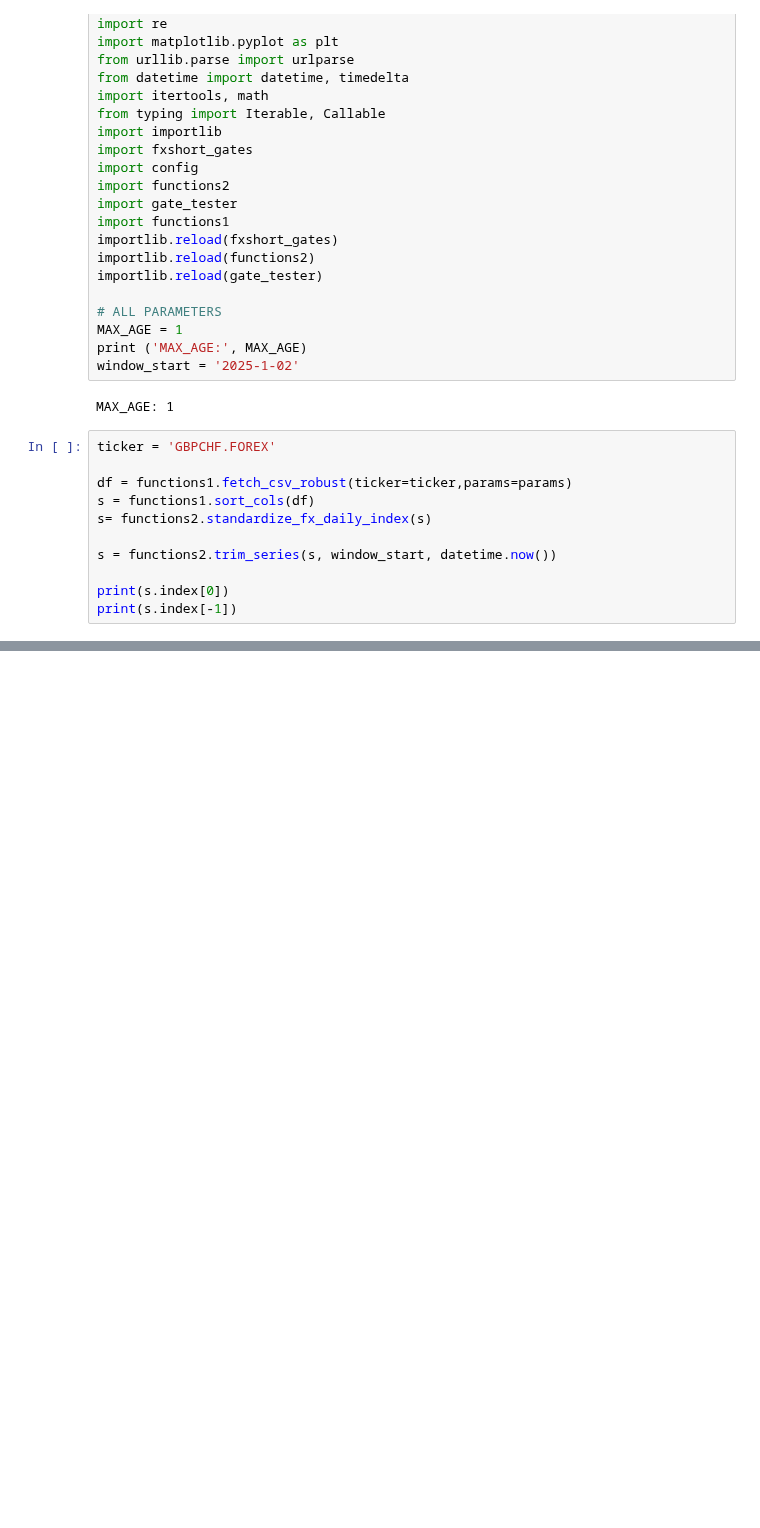
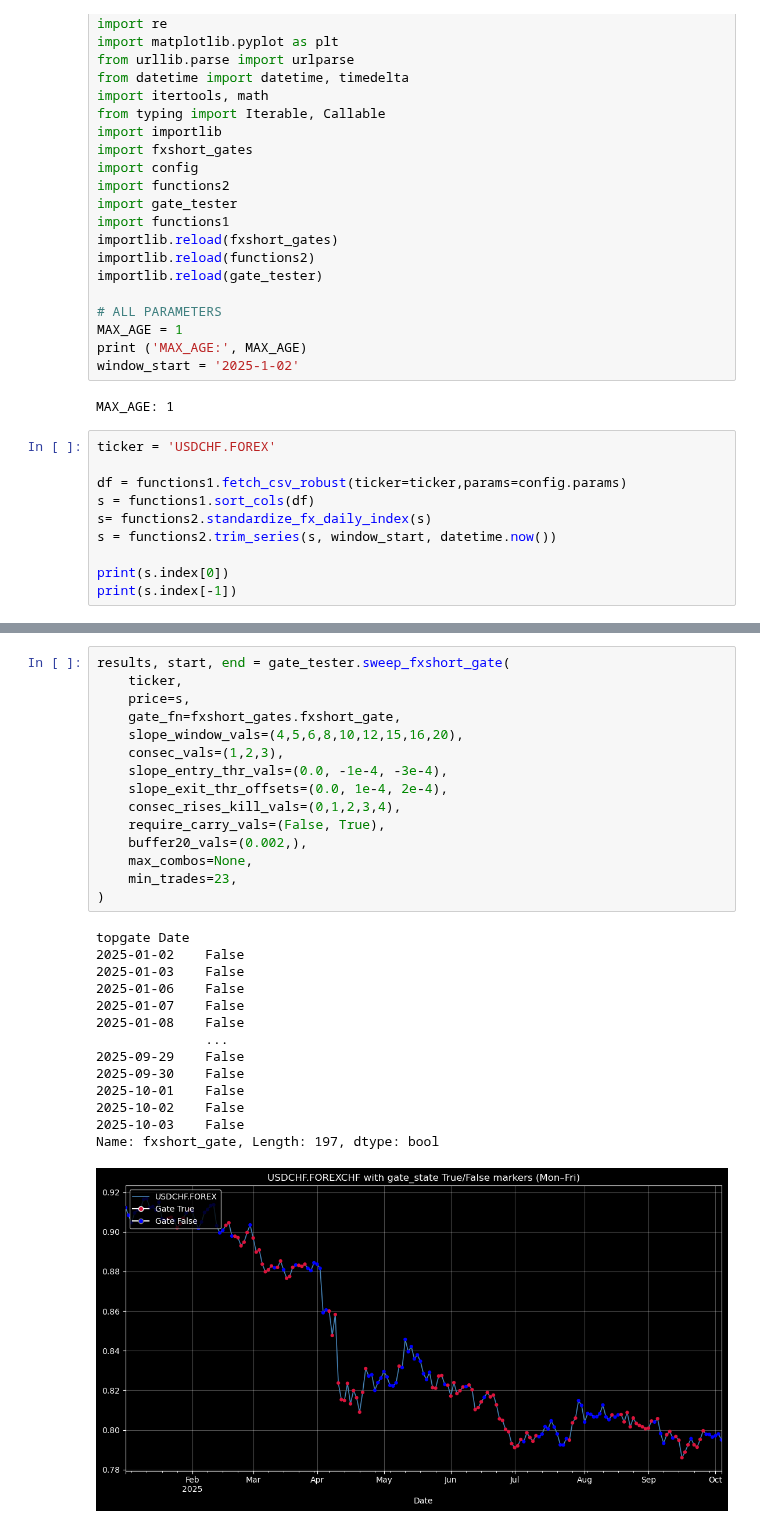
Before and after one commit to nimchimpski/GeoQuant, a Jupyter notebook: fx_hedges/fxshort_asym_copi.ipynb, the cells around one changed output, grey strips where cells are left out. Cells and saved outputs as stored; diff of their text form; blank space fills up the shorter version.

```diff
--- a/fx_hedges/fxshort_asym_copi.ipynb
+++ b/fx_hedges/fxshort_asym_copi.ipynb
@@ -31,12 +31,11 @@ window_start = '2025-1-02'
 # %% [output]
 MAX_AGE: 1
 # %%
-ticker = 'GBPCHF.FOREX'
+ticker = 'USDCHF.FOREX'
 
-df = functions1.fetch_csv_robust(ticker=ticker,params=params)
+df = functions1.fetch_csv_robust(ticker=ticker,params=config.params)
 s = functions1.sort_cols(df)
 s= functions2.standardize_fx_daily_index(s)
-
 s = functions2.trim_series(s, window_start, datetime.now())
 
 print(s.index[0])
@@ -46,0 +46,30 @@ print(s.index[-1])
+# %%
+results, start, end = gate_tester.sweep_fxshort_gate(
+    ticker,
+    price=s,
+    gate_fn=fxshort_gates.fxshort_gate,
+    slope_window_vals=(4,5,6,8,10,12,15,16,20),
+    consec_vals=(1,2,3),
+    slope_entry_thr_vals=(0.0, -1e-4, -3e-4),
+    slope_exit_thr_offsets=(0.0, 1e-4, 2e-4),
+    consec_rises_kill_vals=(0,1,2,3,4),
+    require_carry_vals=(False, True),
+    buffer20_vals=(0.002,),
+    max_combos=None,
+    min_trades=23,
+)
+# %% [output]
+topgate Date
+2025-01-02    False
+2025-01-03    False
+2025-01-06    False
+2025-01-07    False
+2025-01-08    False
+              ...
+2025-09-29    False
+2025-09-30    False
+2025-10-01    False
+2025-10-02    False
+2025-10-03    False
+Name: fxshort_gate, Length: 197, dtype: bool
+[figure, added]
```
Also changed, not shown: parts of 7 cells of this notebook, 13 other files.
